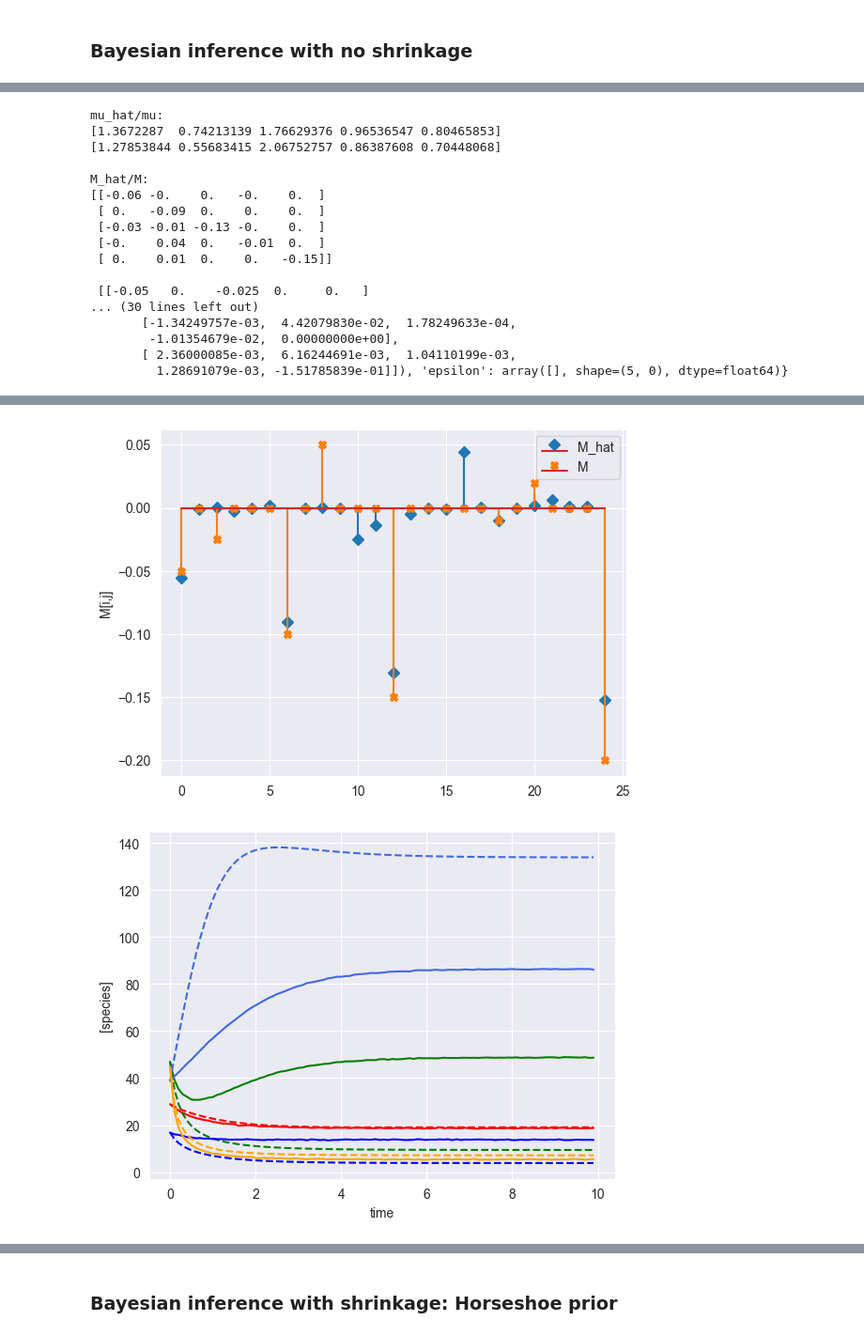
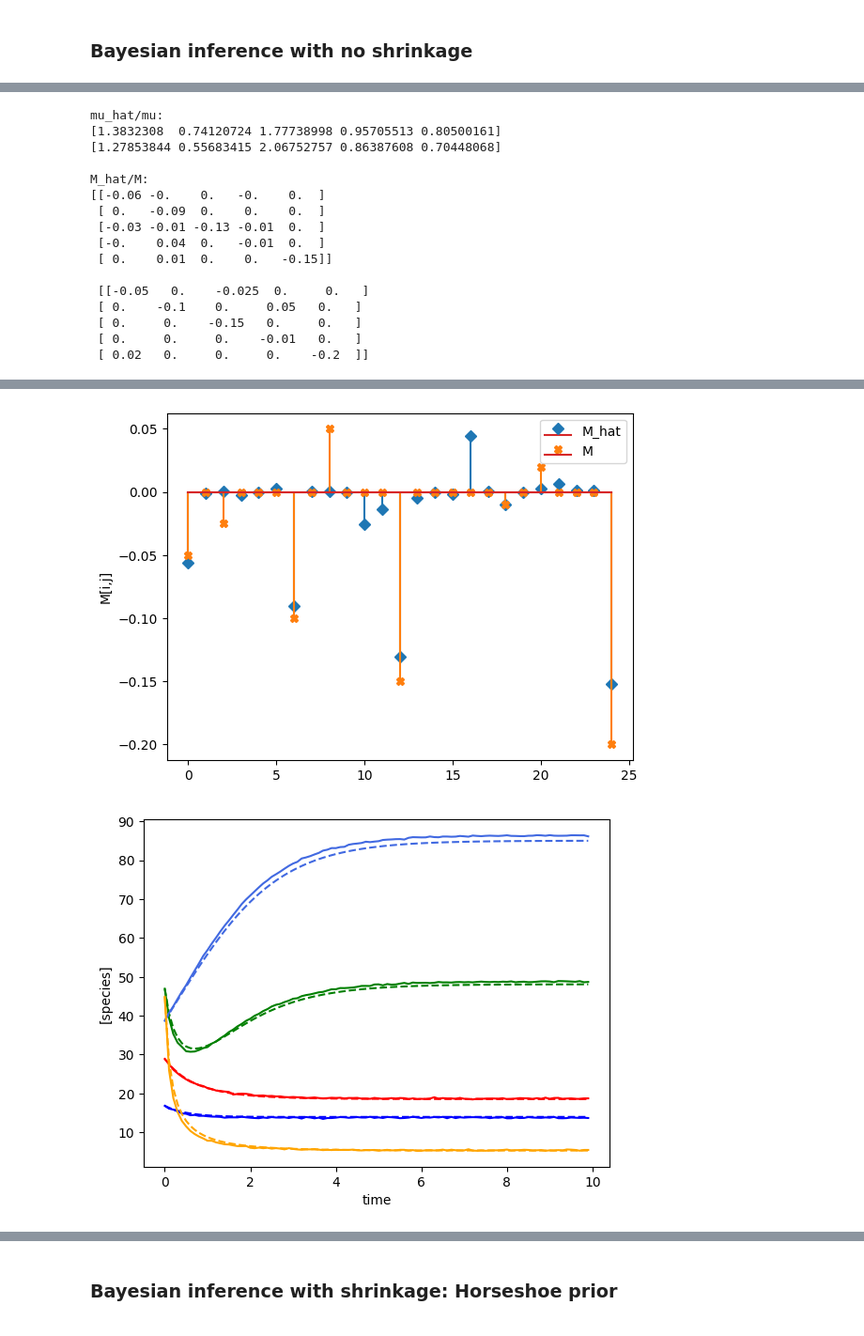
Before and after one commit to ucl-cssb/MIMIC, a Jupyter notebook: docs/source/notebooks/gLV/examples-bayes-gLV.ipynb, the cells around one changed output, grey strips where cells are left out. Shown at 94% size. Drawn from its saved outputs; the diff is of its cells as text; code cells hidden in the pictures.

```diff
--- a/docs/source/notebooks/gLV/examples-bayes-gLV.ipynb
+++ b/docs/source/notebooks/gLV/examples-bayes-gLV.ipynb
@@ -74,8 +72,10 @@ inference.set_parameters(X=X, F=F, prior_mu_mean=prior_mu_mean, prior_mu_sigma=p
                           prior_Mij_sigma=prior_Mij_sigma,
                           draws=draws, tune=tune, chains=chains,cores=cores)
 
-idata = inference.run_bayes_gLV()
+idata = inference.run_inference()
 
+# To plot posterior distributions
+#inference.plot_posterior(idata)
 
 
 summary = az.summary(idata, var_names=["mu_hat", "M_ii_hat", "M_ij_hat", "M_hat", "sigma"])
@@ -91,7 +91,7 @@ M_h = np.median(idata.posterior["M_hat"].values, axis=(0,1) )
 # compare fitted with simulated parameters
 compare_params(mu=(mu, mu_h), M=(M, M_h))
 
-predictor = sim_gLV(num_species=num_species, M=M_h, mu=mu_h)
+predictor = sim_gLV(num_species=num_species, M=M_h.T, mu=mu_h)
 yobs_h, _, _, _, _ = predictor.simulate(times=times, init_species=yobs[0])
 plot_fit_gLV(yobs, yobs_h, times)
 # %% [output]
@@ -132,3 +131,34 @@ M_ij_hat[0, 0] -0.109  0.053   1.00
+# %%
+# read in pickled simulated parameters, mu, M, epsilon
+num_species = 5
+with open("params-s5.pkl", "rb") as f:
+    params = pickle.load(f)
+M = params["M"]
+mu = params["mu"]
+epsilon = params["epsilon"]
+
+# read in the data
+num_timecourses = 3
+data = pd.read_csv("data-s5-r3.csv")
+times = data.iloc[:, 0].values
+
+yobs_1 = data.iloc[:, 1:(num_species+1)].values
+yobs_2 = data.iloc[:, (num_species+1):(2*num_species+1)].values
+yobs_3 = data.iloc[:, (2*num_species+1):(3*num_species+1)].values
+ryobs = np.array([yobs_1, yobs_2, yobs_3])
+
+
+X = np.array([], dtype=np.double).reshape(0, num_species+1)
+F = np.array([], dtype=np.double).reshape(0, num_species)
+
+
+
+for timecourse_idx in range(num_timecourses):
+    Xs, Fs = linearize_time_course_16S(ryobs[timecourse_idx], times)
+    X = np.vstack([X, Xs])
+    F = np.vstack([F, Fs])
+
+init_species = ryobs[timecourse_idx,0,:]
 # %%
 # read in pickled simulated parameters, mu, M, epsilon
 num_species = 5
@@ -181,7 +211,10 @@ inference.set_parameters(X=X, F=F, prior_mu_mean=prior_mu_mean, prior_mu_sigma=p
                           prior_Mij_sigma=prior_Mij_sigma,
                           draws=draws, tune=tune, chains=chains,cores=cores)
 
-idata = inference.run_bayes_gLV()
+idata = inference.run_inference()
+
+# To plot posterior distributions
+#inference.plot_posterior(idata)
 
 
 summary = az.summary(idata, var_names=["mu_hat", "M_ii_hat", "M_ij_hat", "M_hat", "sigma"])
@@ -196,7 +229,7 @@ M_h = np.median(idata.posterior["M_hat"].values, axis=(0,1) )
 
 compare_params(mu=(mu, mu_h), M=(M, M_h))
 
-predictor = sim_gLV(num_species=num_species, M=M_h, mu=mu_h)
+predictor = sim_gLV(num_species=num_species, M=M_h.T, mu=mu_h)
 
 # plot comparison of simulated and predicted timeseries
 for timecourse_idx in range(num_timecourses):
@@ -219,17 +249,16 @@ There were 1 divergences after tuning. Increase `target_accept` or reparameteriz
 mu_hat/mu:
-[1.3672287  0.74213139 1.76629376 0.96536547 0.80465853]
+[1.3832308  0.74120724 1.77738998 0.95705513 0.80500161]
 [1.27853844 0.55683415 2.06752757 0.86387608 0.70448068]
 
 M_hat/M:
 [[-0.06 -0.    0.   -0.    0.  ]
  [ 0.   -0.09  0.    0.    0.  ]
- [-0.03 -0.01 -0.13 -0.    0.  ]
+ [-0.03 -0.01 -0.13 -0.01  0.  ]
  [-0.    0.04  0.   -0.01  0.  ]
  [ 0.    0.01  0.    0.   -0.15]]
 
  [[-0.05   0.    -0.025  0.     0.   ]
-... (30 lines left out)
-       [-1.34249757e-03,  4.42079830e-02,  1.78249633e-04,
-        -1.01354679e-02,  0.00000000e+00],
-       [ 2.36000085e-03,  6.16244691e-03,  1.04110199e-03,
-         1.28691079e-03, -1.51785839e-01]]), 'epsilon': array([], shape=(5, 0), dtype=float64)}
+ [ 0.    -0.1    0.     0.05   0.   ]
+ [ 0.     0.    -0.15   0.     0.   ]
+ [ 0.     0.     0.    -0.01   0.   ]
+ [ 0.02   0.     0.     0.    -0.2  ]]
@@ -237,2 +266,2 @@ M_hat/M:
-[figure, old version]
+[figure, new version]
-[figure, old version]
+[figure, new version]
```
Also changed, not shown: parts of 5 cells of this notebook, 2 other files.
